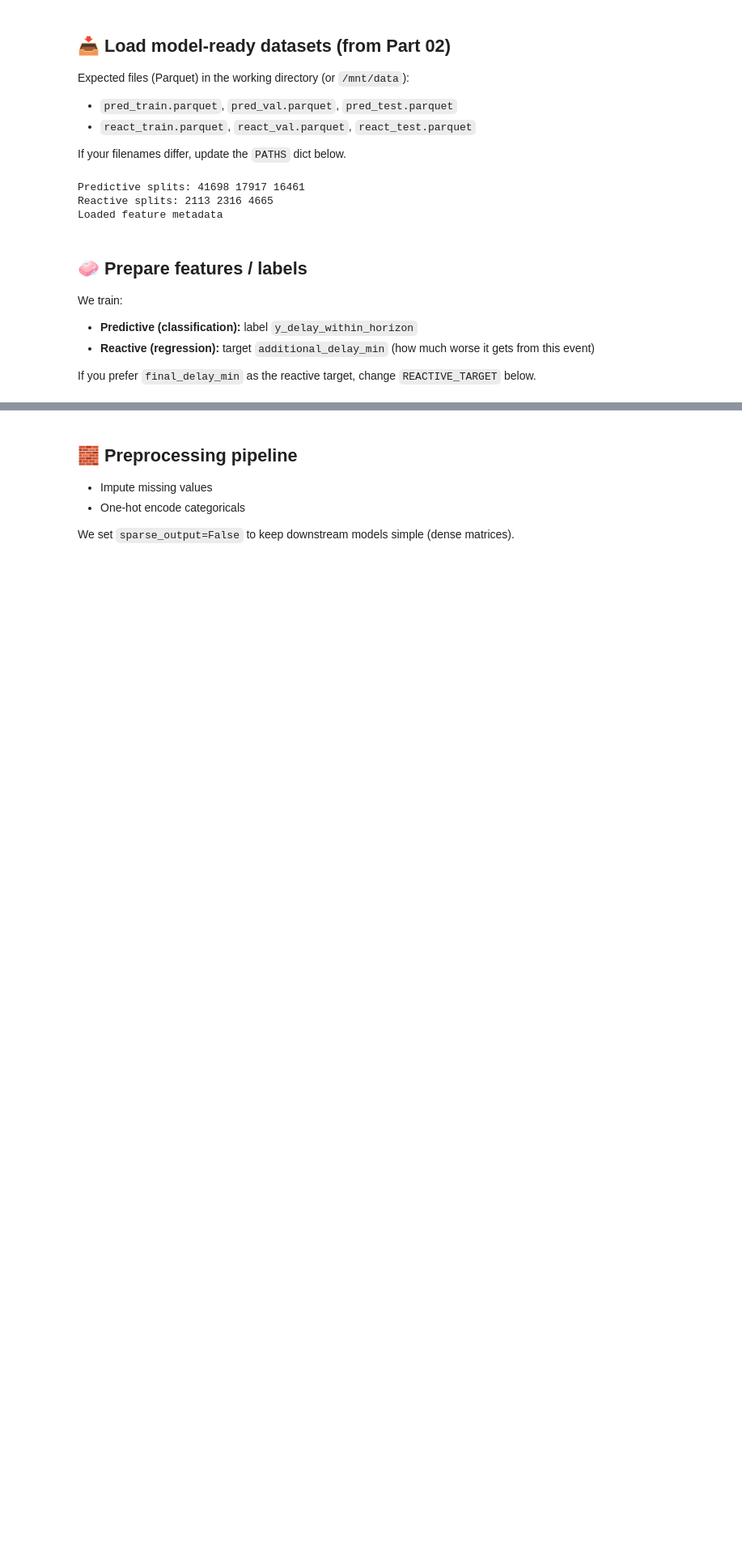
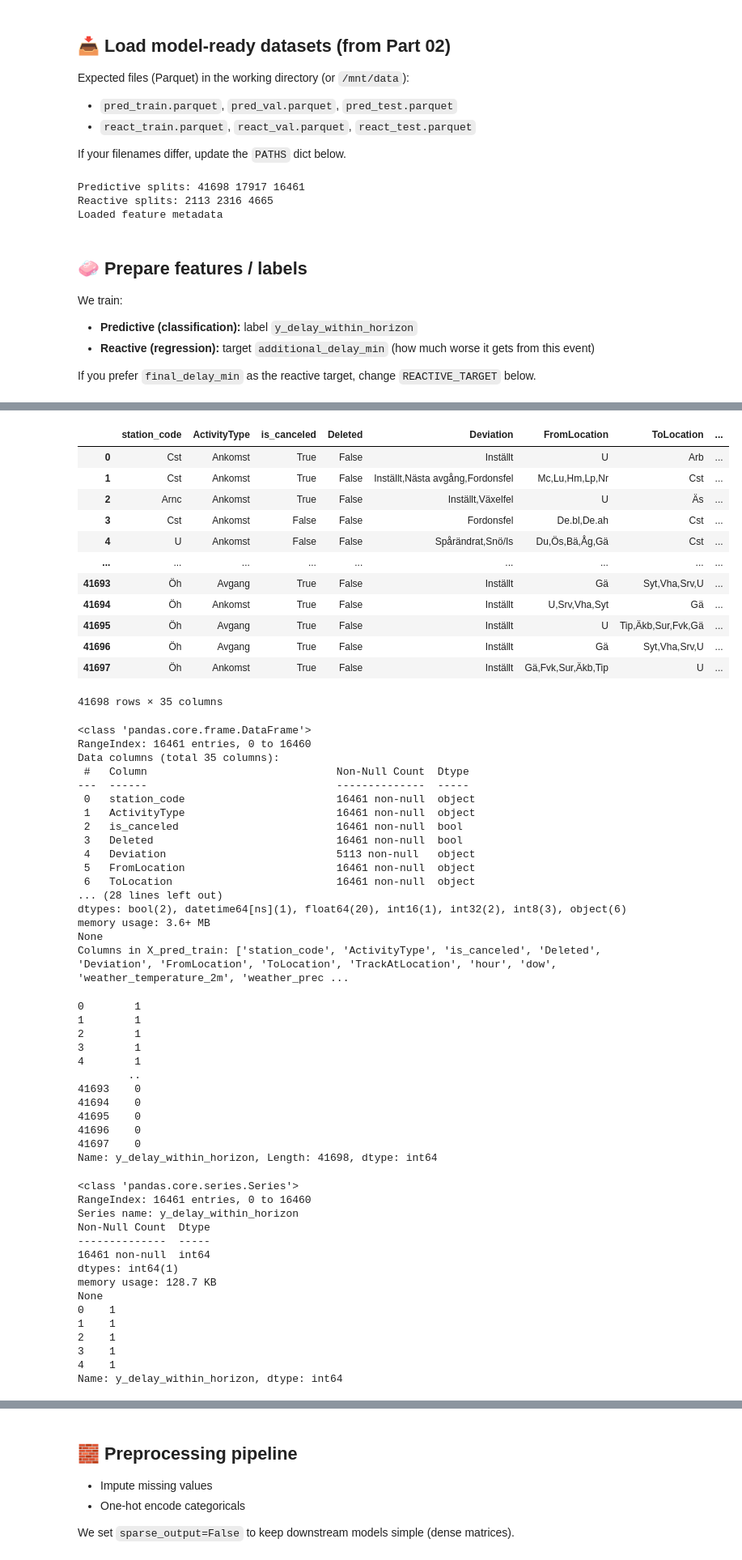
Before and after one commit to ololpol/Train_Delay_Predictor, a Jupyter notebook: 3_train_training_pipeline.ipynb, the cells around one changed output, grey strips where cells are left out. Shown at 81% size. Saved outputs shown, nothing was run; the diff lists cells and outputs as text; code cells hidden in the pictures; blank space fills up the shorter version.

Commit message:
Stop using features inaccessible for future data

```diff
--- a/3_train_training_pipeline.ipynb
+++ b/3_train_training_pipeline.ipynb
@@ -226,0 +227,74 @@ Reactive:   9 cat, 34 num
+# %%
+display(X_pred_train)
+print(X_pred_test.info())
+
+
+#Print list of columns in X_pred_train
+print("Columns in X_pred_train:", X_pred_train.columns.tolist())
+
+display(y_pred_train)
+print(y_pred_test.info())
+print(y_pred_train.head())
+
+
+display(y_re_train)
+print(y_re_test.info())
+print(y_re_train.head())
+# %% [output]
+|  | station_code | ActivityType | is_canceled | Deleted | Deviation | FromLocation | ToLocation | ... |
+| 0 | Cst | Ankomst | True | False | Inställt | U | Arb | ... |
+| 1 | Cst | Ankomst | True | False | Inställt,Nästa avgång,Fordonsfel | Mc,Lu,Hm,Lp,Nr | Cst | ... |
+| 2 | Arnc | Ankomst | True | False | Inställt,Växelfel | U | Äs | ... |
+| 3 | Cst | Ankomst | False | False | Fordonsfel | De.bl,De.ah | Cst | ... |
+| 4 | U | Ankomst | False | False | Spårändrat,Snö/Is | Du,Ös,Bä,Åg,Gä | Cst | ... |
+| ... | ... | ... | ... | ... | ... | ... | ... | ... |
+| 41693 | Öh | Avgang | True | False | Inställt | Gä | Syt,Vha,Srv,U | ... |
+| 41694 | Öh | Ankomst | True | False | Inställt | U,Srv,Vha,Syt | Gä | ... |
+| 41695 | Öh | Avgang | True | False | Inställt | U | Tip,Äkb,Sur,Fvk,Gä | ... |
+| 41696 | Öh | Avgang | True | False | Inställt | Gä | Syt,Vha,Srv,U | ... |
+| 41697 | Öh | Ankomst | True | False | Inställt | Gä,Fvk,Sur,Äkb,Tip | U | ... |
+41698 rows × 35 columns
+<class 'pandas.core.frame.DataFrame'>
+RangeIndex: 16461 entries, 0 to 16460
+Data columns (total 35 columns):
+ #   Column                              Non-Null Count  Dtype
+---  ------                              --------------  -----
+ 0   station_code                        16461 non-null  object
+ 1   ActivityType                        16461 non-null  object
+ 2   is_canceled                         16461 non-null  bool
+ 3   Deleted                             16461 non-null  bool
+ 4   Deviation                           5113 non-null   object
+ 5   FromLocation                        16461 non-null  object
+ 6   ToLocation                          16461 non-null  object
+... (28 lines left out)
+dtypes: bool(2), datetime64[ns](1), float64(20), int16(1), int32(2), int8(3), object(6)
+memory usage: 3.6+ MB
+None
+Columns in X_pred_train: ['station_code', 'ActivityType', 'is_canceled', 'Deleted', 'Deviation', 'FromLocation', 'ToLocation', 'TrackAtLocation', 'hour', 'dow', 'weather_temperature_2m', 'weather_prec ...
+0        1
+1        1
+2        1
+3        1
+4        1
+        ..
+41693    0
+41694    0
+41695    0
+41696    0
+41697    0
+Name: y_delay_within_horizon, Length: 41698, dtype: int64
+<class 'pandas.core.series.Series'>
+RangeIndex: 16461 entries, 0 to 16460
+Series name: y_delay_within_horizon
+Non-Null Count  Dtype
+--------------  -----
+16461 non-null  int64
+dtypes: int64(1)
+memory usage: 128.7 KB
+None
+0    1
+1    1
+2    1
+3    1
+4    1
+Name: y_delay_within_horizon, dtype: int64
```
Also changed, not shown: parts of 8 cells of this notebook, 4 other files.
